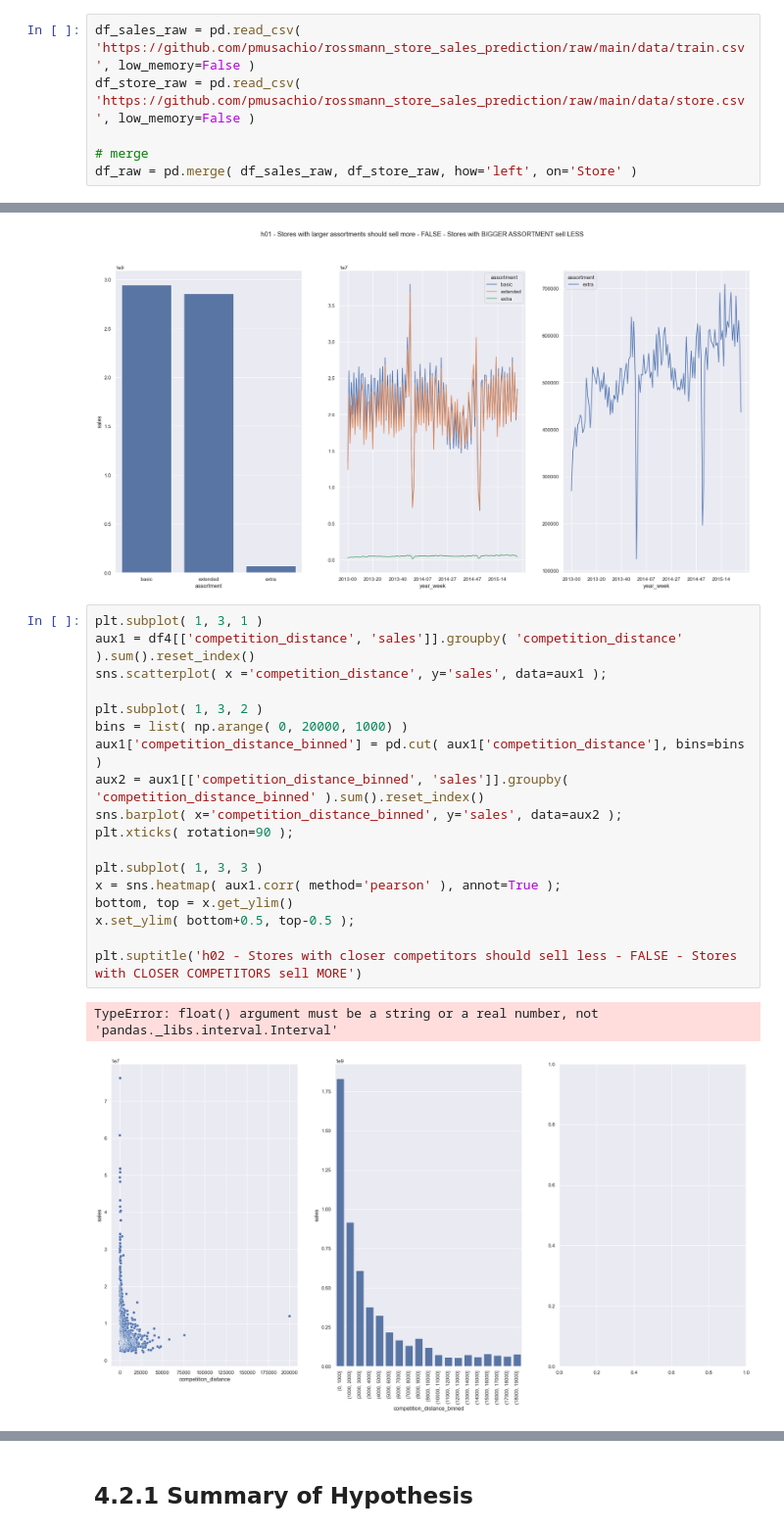
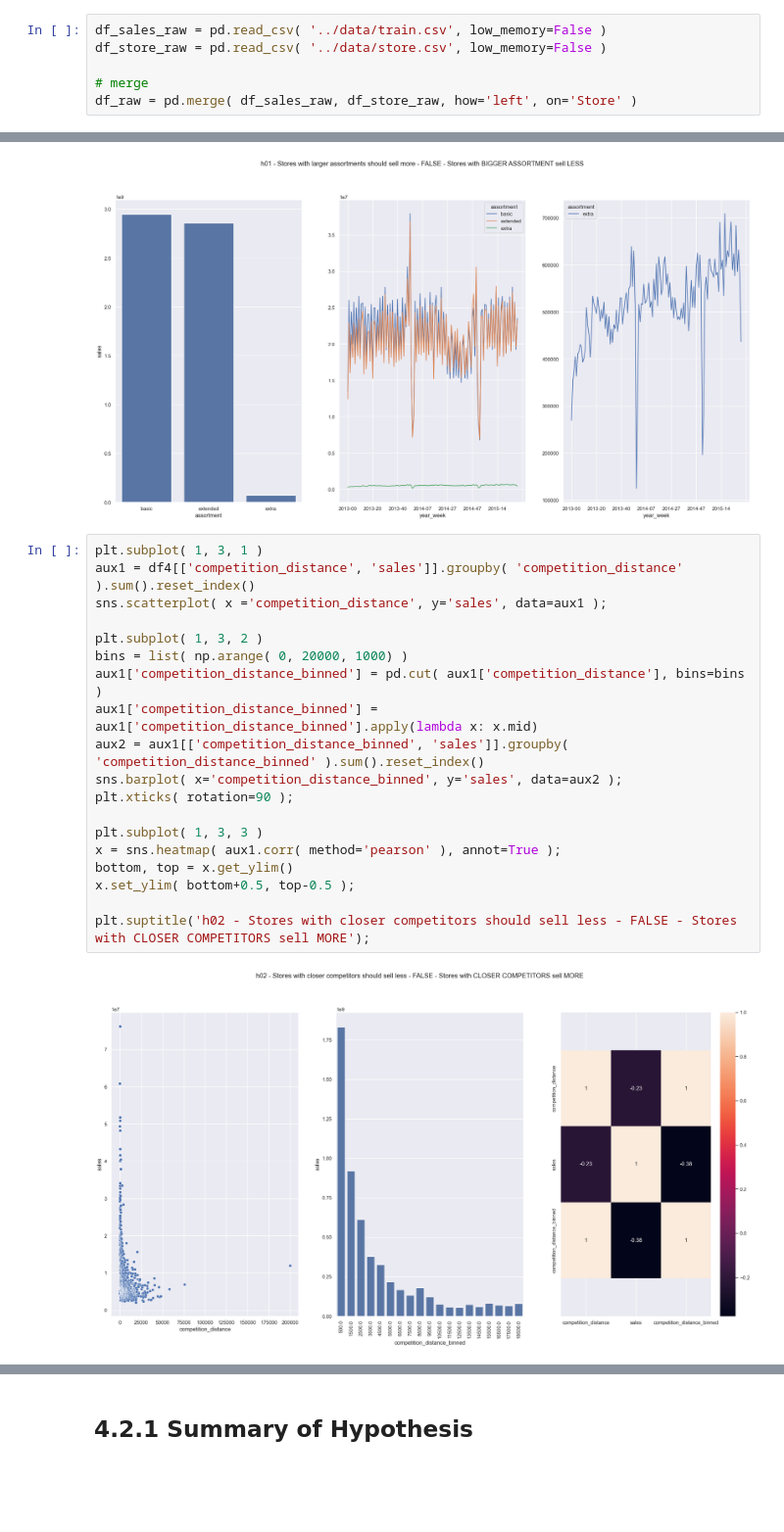
Before and after one commit to pmusachio/rossmann_store_sales_prediction, a Jupyter notebook: notebook/modelo_cds-clone.ipynb, the cells around one changed output, grey strips where cells are left out. Shown at 98% size. Cells and saved outputs as stored; diff of their text form; blank space fills up the shorter version.

```diff
--- a/notebook/modelo_cds-clone.ipynb
+++ b/notebook/modelo_cds-clone.ipynb
@@ -130,8 +137,8 @@ jupyter_settings()
 # %% [markdown]
 ## 0.2 Load data
 # %%
-df_sales_raw = pd.read_csv( 'https://github.com/pmusachio/rossmann_store_sales_prediction/raw/main/data/train.csv', low_memory=False )
-df_store_raw = pd.read_csv( 'https://github.com/pmusachio/rossmann_store_sales_prediction/raw/main/data/store.csv', low_memory=False )
+df_sales_raw = pd.read_csv( '../data/train.csv', low_memory=False )
+df_store_raw = pd.read_csv( '../data/store.csv', low_memory=False )
 
 # merge
 df_raw = pd.merge( df_sales_raw, df_store_raw, how='left', on='Store' )
@@ -480,24 +486,24 @@ plt.suptitle('h01 - Stores with larger assortments should sell more - FALSE - St
 # %%
 plt.subplot( 1, 3, 1 )
 aux1 = df4[['competition_distance', 'sales']].groupby( 'competition_distance' ).sum().reset_index()
 sns.scatterplot( x ='competition_distance', y='sales', data=aux1 );
 
 plt.subplot( 1, 3, 2 )
 bins = list( np.arange( 0, 20000, 1000) )
 aux1['competition_distance_binned'] = pd.cut( aux1['competition_distance'], bins=bins )
+aux1['competition_distance_binned'] = aux1['competition_distance_binned'].apply(lambda x: x.mid)
 aux2 = aux1[['competition_distance_binned', 'sales']].groupby( 'competition_distance_binned' ).sum().reset_index()
 sns.barplot( x='competition_distance_binned', y='sales', data=aux2 );
 plt.xticks( rotation=90 );
 
 plt.subplot( 1, 3, 3 )
 x = sns.heatmap( aux1.corr( method='pearson' ), annot=True );
 bottom, top = x.get_ylim()
 x.set_ylim( bottom+0.5, top-0.5 );
 
-plt.suptitle('h02 - Stores with closer competitors should sell less - FALSE - Stores with CLOSER COMPETITORS sell MORE')
+plt.suptitle('h02 - Stores with closer competitors should sell less - FALSE - Stores with CLOSER COMPETITORS sell MORE');
 # %% [output]
-TypeError: float() argument must be a string or a real number, not 'pandas._libs.interval.Interval'
-[figure, old version]
+[figure, new version]
 # %%
 plt.subplot( 1, 3, 1 )
 aux1 = df4[['competition_time_month', 'sales']].groupby( 'competition_time_month' ).sum().reset_index()
```
Also changed, not shown: parts of 48 cells of this notebook, 36 other files.
